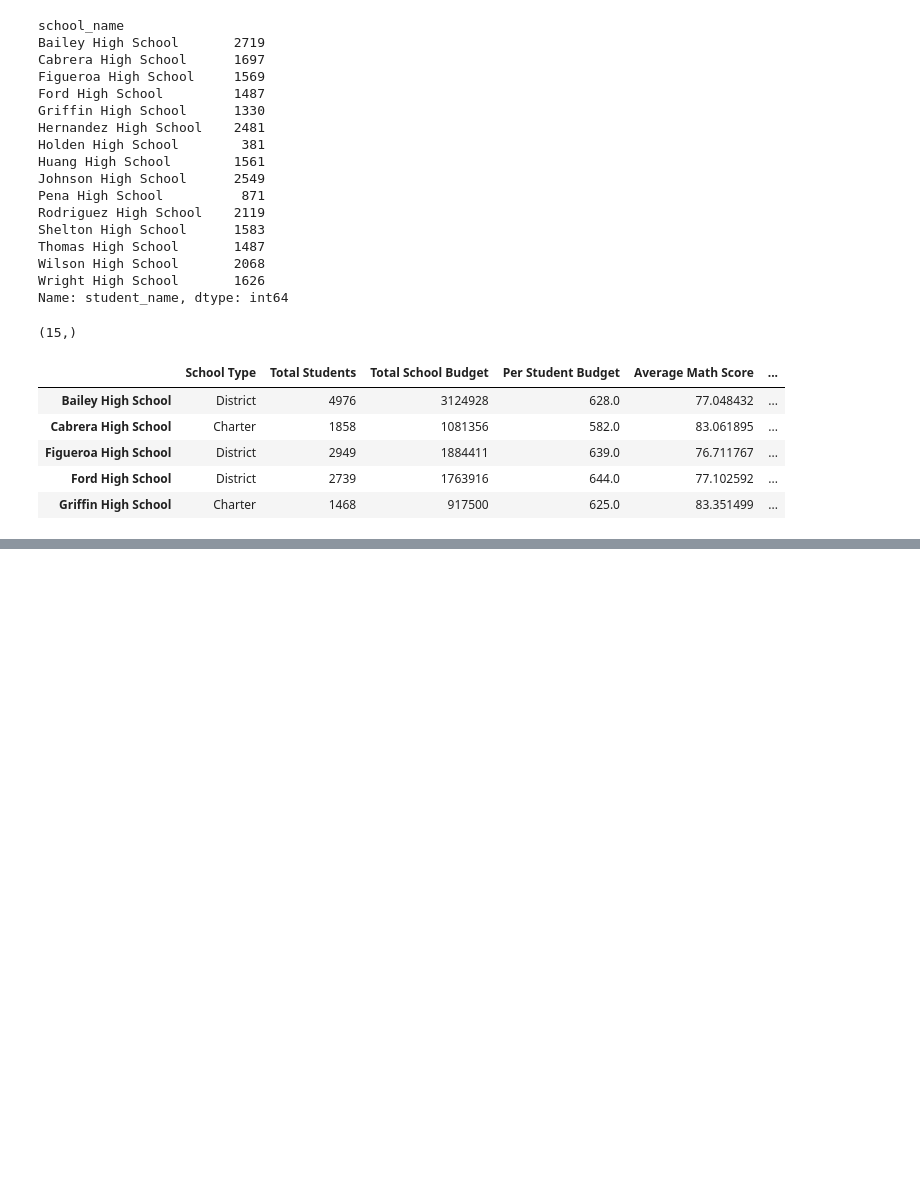
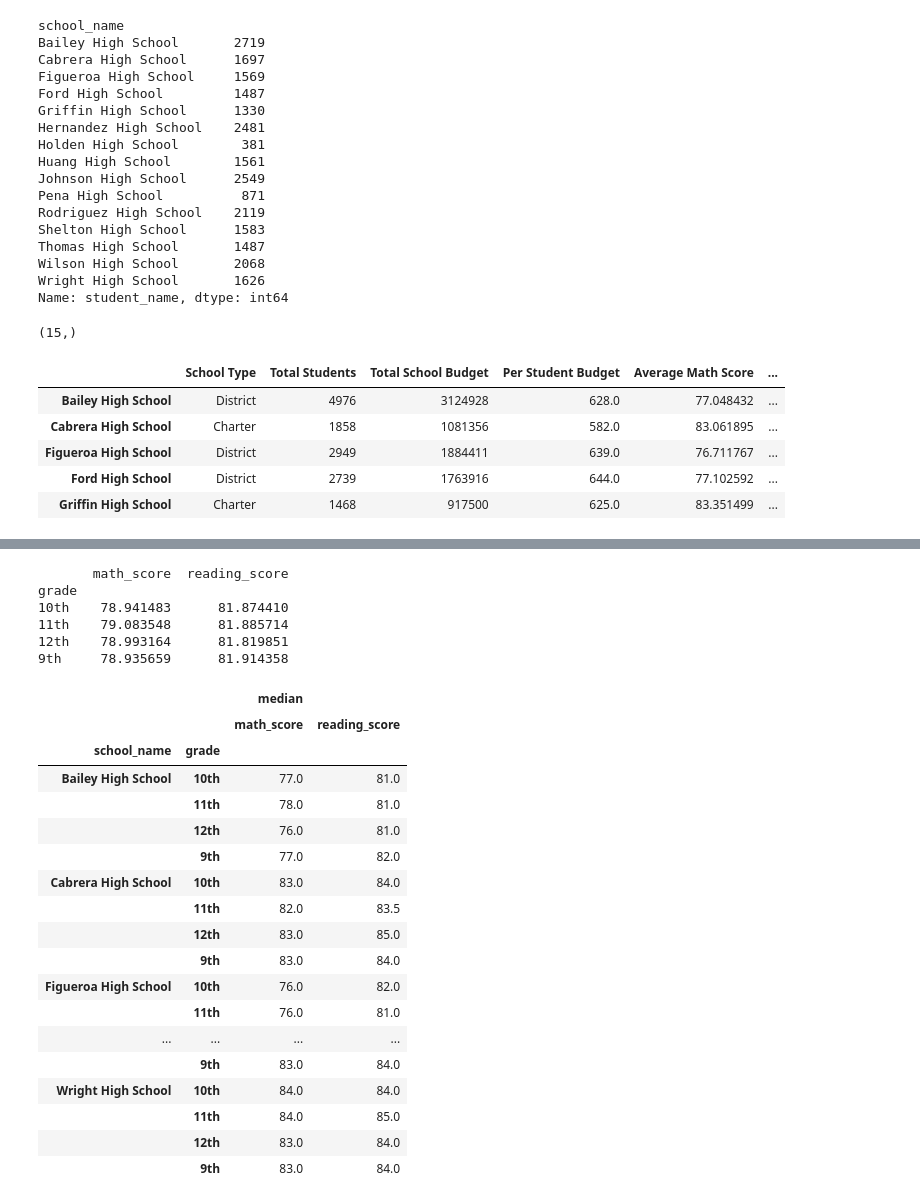
Before and after one commit to misterrustia/High_School_Grade_Analysis, a Jupyter notebook: PyCitySchools.ipynb, the cells around one changed output, grey strips where cells are left out. Drawn from its saved outputs; the diff is of its cells as text; code cells hidden in the pictures; blank space fills up the shorter version.

```diff
--- a/PyCitySchools.ipynb
+++ b/PyCitySchools.ipynb
@@ -644,0 +700,34 @@ per_school_summary_df["Per Student Budget"] = per_school_summary_df["Per Student
+# %%
+grade_scores = school_data_complete_df.groupby(["grade"])[["math_score","reading_score"]].mean()
+print(grade_scores)
+# %% [output]
+       math_score  reading_score
+grade
+10th    78.941483      81.874410
+11th    79.083548      81.885714
+12th    78.993164      81.819851
+9th     78.935659      81.914358
+# %%
+import numpy as np
+pt = school_data_complete_df.pivot_table(values =["math_score","reading_score"], index= ["school_name","grade"], aggfunc=[np.median])
+pt
+# %% [output]
+|  |  | median |  |
+|  |  | math_score | reading_score |
+| school_name | grade |  |  |
+| Bailey High School | 10th | 77.0 | 81.0 |
+|  | 11th | 78.0 | 81.0 |
+|  | 12th | 76.0 | 81.0 |
+|  | 9th | 77.0 | 82.0 |
+| Cabrera High School | 10th | 83.0 | 84.0 |
+|  | 11th | 82.0 | 83.5 |
+|  | 12th | 83.0 | 85.0 |
+|  | 9th | 83.0 | 84.0 |
+| Figueroa High School | 10th | 76.0 | 82.0 |
+|  | 11th | 76.0 | 81.0 |
+| ... | ... | ... | ... |
+|  | 9th | 83.0 | 84.0 |
+| Wright High School | 10th | 84.0 | 84.0 |
+|  | 11th | 84.0 | 85.0 |
+|  | 12th | 83.0 | 84.0 |
+|  | 9th | 83.0 | 84.0 |
```
Also changed, not shown: parts of 12 cells of this notebook.
